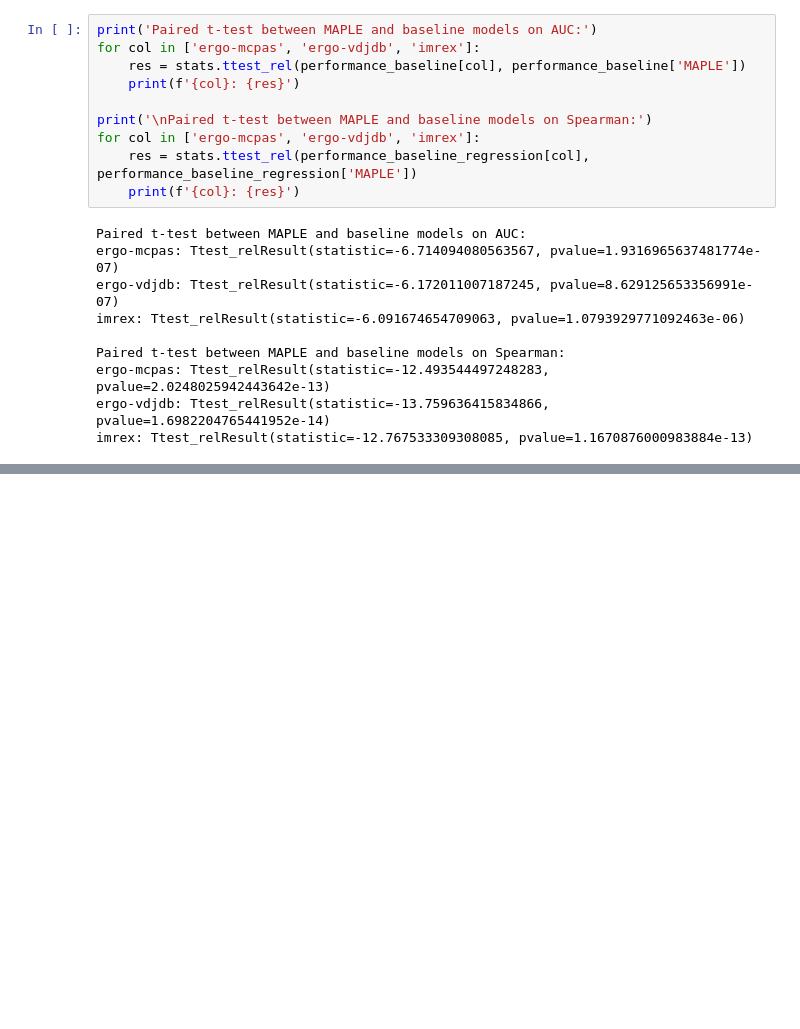
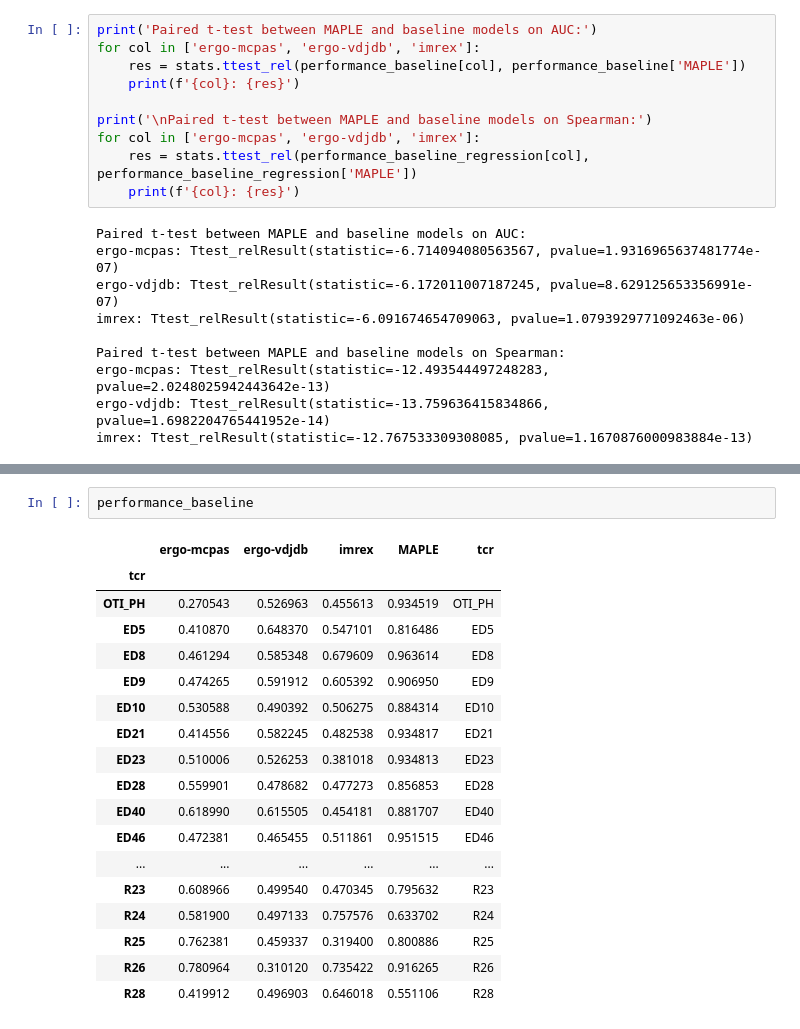
Before and after one commit to SchubertLab/TcrPrediction_MutatedAPLs, a Jupyter notebook: manuscript/figure_4.ipynb, the cells around one changed output, grey strips where cells are left out. Saved outputs shown, nothing was run; the diff lists cells and outputs as text; blank space fills up the shorter version.

```diff
--- a/manuscript/figure_4.ipynb
+++ b/manuscript/figure_4.ipynb
@@ -611,0 +655,21 @@ imrex: Ttest_relResult(statistic=-12.767533309308085, pvalue=1.1670876000983884e
+# %%
+performance_baseline
+# %% [output]
+|  | ergo-mcpas | ergo-vdjdb | imrex | MAPLE | tcr |
+| tcr |  |  |  |  |  |
+| OTI_PH | 0.270543 | 0.526963 | 0.455613 | 0.934519 | OTI_PH |
+| ED5 | 0.410870 | 0.648370 | 0.547101 | 0.816486 | ED5 |
+| ED8 | 0.461294 | 0.585348 | 0.679609 | 0.963614 | ED8 |
+| ED9 | 0.474265 | 0.591912 | 0.605392 | 0.906950 | ED9 |
+| ED10 | 0.530588 | 0.490392 | 0.506275 | 0.884314 | ED10 |
+| ED21 | 0.414556 | 0.582245 | 0.482538 | 0.934817 | ED21 |
+| ED23 | 0.510006 | 0.526253 | 0.381018 | 0.934813 | ED23 |
+| ED28 | 0.559901 | 0.478682 | 0.477273 | 0.856853 | ED28 |
+| ED40 | 0.618990 | 0.615505 | 0.454181 | 0.881707 | ED40 |
+| ED46 | 0.472381 | 0.465455 | 0.511861 | 0.951515 | ED46 |
+| ... | ... | ... | ... | ... | ... |
+| R23 | 0.608966 | 0.499540 | 0.470345 | 0.795632 | R23 |
+| R24 | 0.581900 | 0.497133 | 0.757576 | 0.633702 | R24 |
+| R25 | 0.762381 | 0.459337 | 0.319400 | 0.800886 | R25 |
+| R26 | 0.780964 | 0.310120 | 0.735422 | 0.916265 | R26 |
+| R28 | 0.419912 | 0.496903 | 0.646018 | 0.551106 | R28 |
```
Also changed, not shown: parts of 1 cell of this notebook, 3 other files.
